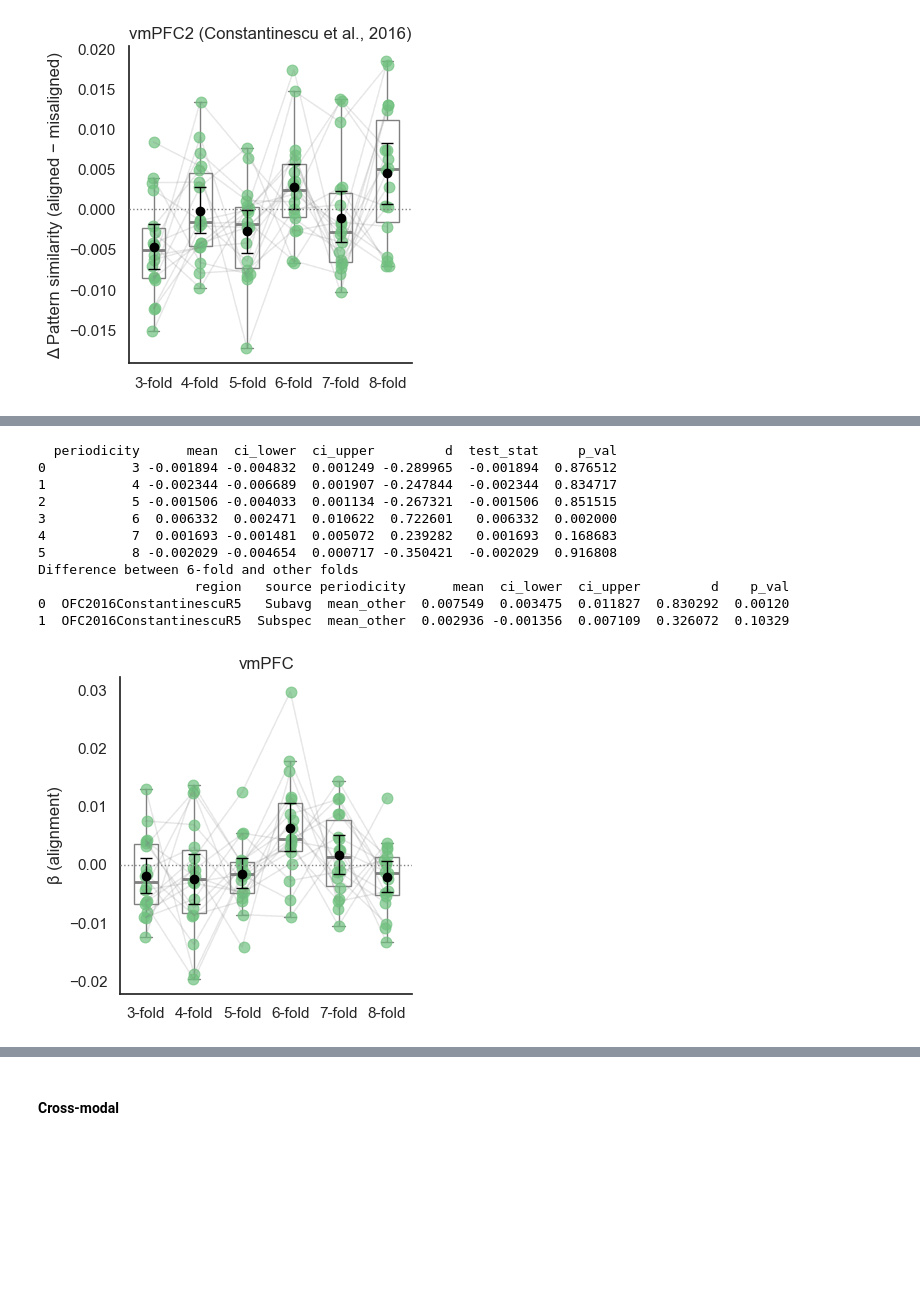
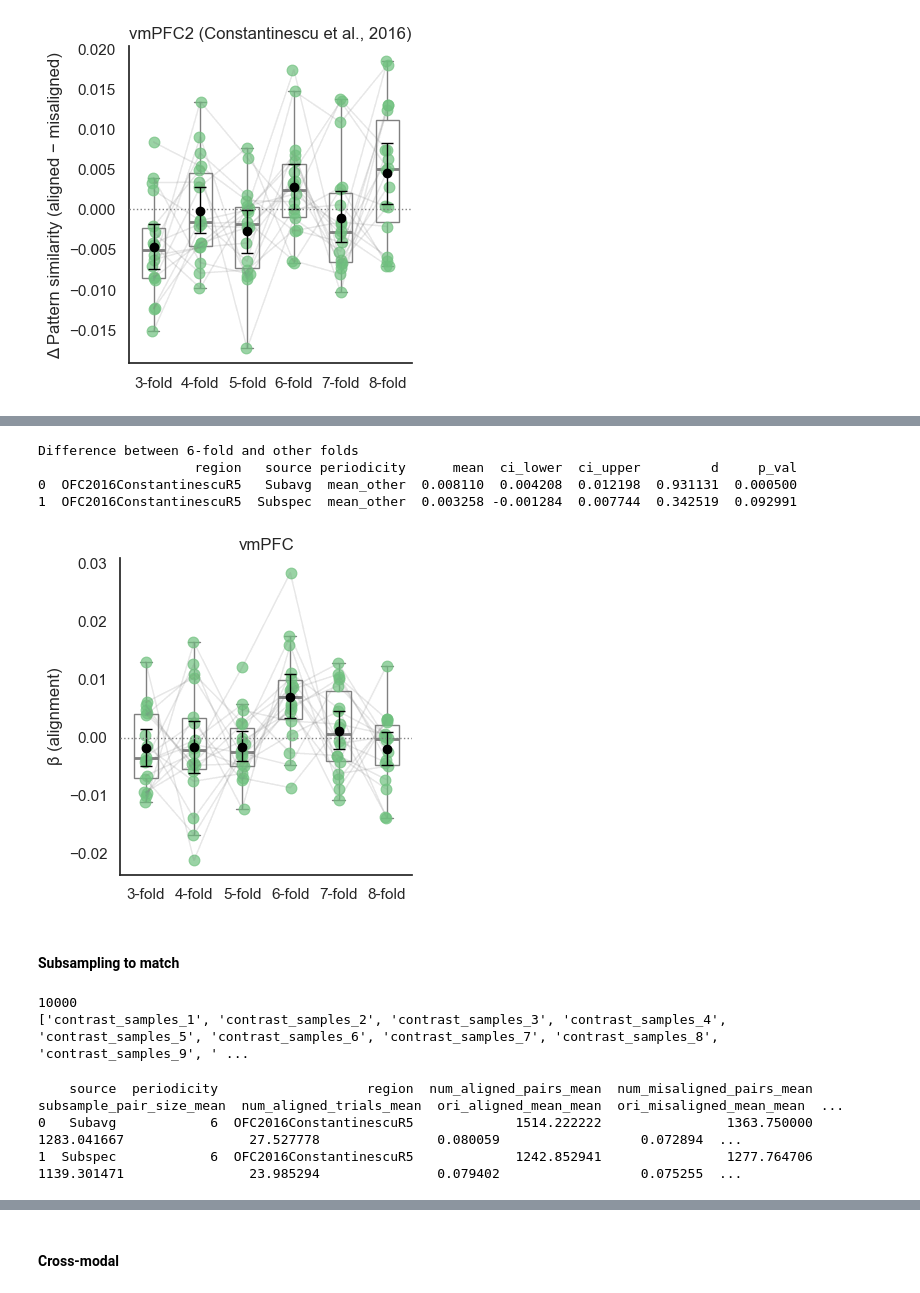
Before and after one commit to ecco-laboratory/EmotionConceptNavigation, a Jupyter notebook: plot_brain_results.ipynb, the cells around one changed output, grey strips where cells are left out. Saved outputs shown, nothing was run; the diff lists cells and outputs as text; code cells hidden in the pictures; blank space fills up the shorter version.

```diff
--- a/plot_brain_results.ipynb
+++ b/plot_brain_results.ipynb
@@ -1098,7 +1889,7 @@ for reg, reg_name,color,file in zip(['OFC2016ConstantinescuR5'],['vmPFC'],['#70c
 # %%
 for reg, reg_name,color,file in zip(['vmPFC2019BaoR5','vmPFC2019Bao2R5','vmPFC2016ConstantinescuR5'],
                                                                 ['vmPFC (Bao et al., 2019)','vmPFC2 (Bao et al., 2019)','vmPFC2 (Constantinescu et al., 2016)'],
-                                                                ['#70c17f', '#70c17f', '#70c17f'],
+                                                                ['#70c17f', '#70c17f', '#70c17f',],
                                                                 ['Bao2019', 'Bao22019', 'Constantinescu2016vmPFC']):
     data_to_plot = data_all[(data_all['source'] == 'Subavg') & (data_all['region'] == reg)]
     data_to_plot = data_to_plot.groupby(['subject', 'region', 'periodicity', 'source']).agg({y_value: 'mean'}).reset_index()
@@ -1152,10 +1978,10 @@ Difference between 6-fold and other folds
 # %%
 regions_to_plot = ['OFC2016ConstantinescuR5','HC','ERC']
-data_to_test = data_all[(data_all['region'].isin(regions_to_plot)) & (data_all['source'].isin(['Subavg','Subspec']))]
+data_to_test = data_avg[(data_avg['region'].isin(regions_to_plot)) & (data_avg['source'].isin(['Subavg','Subspec']))]
 stats_df = bootstrap_ci(data_to_test, target_col=y_value, group_vars=['periodicity', 'source','region'])
 
 for reg, reg_name,color,file in zip(['OFC2016ConstantinescuR5'],['vmPFC'],['#70c17f'], ['literature']):
-    data_to_plot = data_all[(data_all['source'] == 'Subspec') & (data_all['region'] == reg)]
+    data_to_plot = data_avg[(data_avg['source'] == 'Subspec') & (data_avg['region'] == reg)]
     data_to_plot = data_to_plot.groupby(['subject', 'region', 'periodicity', 'source']).agg({y_value: 'mean'}).reset_index()
     data_to_plot['periodicity'] = pd.Categorical(data_to_plot['periodicity'], categories=['3','4','5','6','7','8'], ordered=True)
     stats_df_to_plot = stats_df[(stats_df['region'] == reg) & (stats_df['source'] == 'Subspec')]
@@ -1178,6 +2004,7 @@ for reg, reg_name,color,file in zip(['OFC2016ConstantinescuR5'],['vmPFC'],['#70c
                                                     xlabel='', dotted_yline=0, jitter=0.02, ax=None,
                                                     yrange=None,
                                                     save_svg=True,
-                                                   save = f'./outputs/vector_plots/contrast_values_vmpfc{file}_subspec_controlfolds.svg')
+                                                   save = f'./outputs/vector_plots/contrast_values_vmpfc{file}_subspec_controlfolds.svg'
+                                                   )
 # %% [output]
   periodicity   source                   region      mean  ci_lower  ci_upper         d  test_stat     p_val
@@ -1194,0 +2022,21 @@ for reg, reg_name,color,file in zip(['OFC2016ConstantinescuR5'],['vmPFC'],['#70c
+# %%
+data_to_plot = data_avg[(data_avg['periodicity'] == '6') & (data_avg['source'] == 'Subavg') & (data_avg['region'] == 'OFC2016ConstantinescuR5')]
+stats_df_to_plot = bootstrap_ci(data_to_plot, target_col=y_value, group_vars=['region'])
+plot_subjectConnected_performance_scatter_wbox(
+        data_to_plot, "region", y_value, "subject", stats_df_to_plot, title="",
+        condition_order=["OFC2016ConstantinescuR5"], condition_labels=[""], fill_colors=['#70c17f'],
+        connect_subjects=True, plot_box=True, plot_bar=False, box_edgecolor="gray", errorbar_color="black",
+        figsize=(2, 4), ylabel="β (alignment)", xlabel="", dotted_yline=0, jitter=0.02,
+        line_alpha=0.1,yrange=(-0.03, 0.05),
+   # save_svg=True, save=f'./outputs/vector_plots/beta_alignment_11controls_vmpfcliterature_subavg_6fold.svg'
+    )
+
+ax = plt.gca()
+
+main_mean = 0.0072
+
+# short green tick crossing the y-axis
+#ax.plot(
+   # [-0.2, 0.01],      # crosses y-axis: outside to inside
+   # [main_mean, main_mean],transform=ax.get_yaxis_transform(),color="red",linewidth=2.0,solid_capstyle="round",clip_on=False,zorder=20)
+#plt.savefig('outputs/vector_plots/beta_alignment_11controls_vmpfcliterature_subavg_6fold_noymark.svg',format='svg', bbox_inches='tight')
@@ -1195,40 +2045,36 @@ for reg, reg_name,color,file in zip(['OFC2016ConstantinescuR5'],['vmPFC'],['#70c
 # %%
 for reg, reg_name,color,file in zip(['OFC2016ConstantinescuR5'],['vmPFC'],['#70c17f'], ['literature']):
-    data_to_plot = data_all[(data_all['source'] == 'Subavg') & (data_all['region'] == reg)]
+    data_to_plot = data_avg[(data_avg['source'] == 'Subavg') & (data_avg['region'] == reg)]
     data_to_plot = data_to_plot.groupby(['subject', 'region', 'periodicity', 'source']).agg({y_value: 'mean'}).reset_index()
     data_to_plot['periodicity'] = pd.Categorical(data_to_plot['periodicity'], categories=['3','4','5','6','7','8'], ordered=True)
     stats_df_to_plot = bootstrap_ci(data_to_plot, target_col=y_value, group_vars=['periodicity'])
-    print(stats_df_to_plot.merge(sign_flip_permutation(data_to_plot, y_value, ['periodicity']), on=['periodicity'], how='left').to_string())
+    #print(stats_df_to_plot.merge(sign_flip_permutation(data_to_plot, y_value, ['periodicity']), on=['periodicity'], how='left').to_string())
 
     print('Difference between 6-fold and other folds')
     print(pd.merge(bootstrap_ci(diffavg_data[diffavg_data['region'].isin([reg])], 'diff', ['region', 'source', 'periodicity']),
                 sign_flip_permutation(diffavg_data[diffavg_data['region'].isin([reg])], 'diff', ['region', 'source', 'periodicity']),
                 on=['region', 'source', 'periodicity'], how='left').drop(columns=['test_stat']).to_string(max_rows=None, max_cols=None))
 
     plot_subjectConnected_performance_scatter_wbox(data_to_plot, 'periodicity', y_value, 'subject', stats_df_to_plot,
                                                     title=reg_name,
                                                     condition_order=['3','4','5','6','7','8'],
                                                     condition_labels=['3-fold','4-fold','5-fold','6-fold','7-fold','8-fold'],
                                                     fill_colors=[color]*6, #['#70c17f','#33CC99','#7ca9cc','#F4A9A7'], #FE8D01'
                                                     #edge_colors=['#FE8D01','#F4A9A7','#7ca9cc','#70c17f'],
                                                     connect_subjects=True, line_alpha=0.03,
                                                     plot_box=True,plot_bar=False,box_edgecolor='gray',errorbar_color='black',
                                                     figsize=(4,4),
                                                     ylabel='β (alignment)',
                                                     xlabel='', dotted_yline=0, jitter=0.02, ax=None,
                                                     yrange=None,
-                                                    save_svg=True,
-                                                   save = f'./outputs/vector_plots/beta_alignment_vmpfc{file}_subavg_controlfolds.svg')
+                                                   # save_svg=True,
+                                                  # save = f'./outputs/vector_plots/beta_alignment_11controls_vmpfc{file}_subavg_controlfolds.svg'
+                                                   )
 # %% [output]
-  periodicity      mean  ci_lower  ci_upper         d  test_stat     p_val
-0           3 -0.001894 -0.004832  0.001249 -0.289965  -0.001894  0.876512
-1           4 -0.002344 -0.006689  0.001907 -0.247844  -0.002344  0.834717
-2           5 -0.001506 -0.004033  0.001134 -0.267321  -0.001506  0.851515
-3           6  0.006332  0.002471  0.010622  0.722601   0.006332  0.002000
-4           7  0.001693 -0.001481  0.005072  0.239282   0.001693  0.168683
-5           8 -0.002029 -0.004654  0.000717 -0.350421  -0.002029  0.916808
 Difference between 6-fold and other folds
-                    region   source periodicity      mean  ci_lower  ci_upper         d    p_val
-0  OFC2016ConstantinescuR5   Subavg  mean_other  0.007549  0.003475  0.011827  0.830292  0.00120
-1  OFC2016ConstantinescuR5  Subspec  mean_other  0.002936 -0.001356  0.007109  0.326072  0.10329
+                    region   source periodicity      mean  ci_lower  ci_upper         d     p_val
+0  OFC2016ConstantinescuR5   Subavg  mean_other  0.008110  0.004208  0.012198  0.931131  0.000500
+1  OFC2016ConstantinescuR5  Subspec  mean_other  0.003258 -0.001284  0.007744  0.342519  0.092991
-[figure, old version]
+[figure, new version]
+# %% [markdown]
+#### Subsampling to match
@@ -1234,0 +2110,23 @@ Difference between 6-fold and other folds
+# %%
+print(len(contrast_sample_cols))
+print(contrast_sample_cols[:10])
+# %% [output]
+10000
+['contrast_samples_1', 'contrast_samples_2', 'contrast_samples_3', 'contrast_samples_4', 'contrast_samples_5', 'contrast_samples_6', 'contrast_samples_7', 'contrast_samples_8', 'contrast_samples_9', ' ...
+# %%
+count_cols = ["num_aligned_pairs", "num_misaligned_pairs", "subsample_pair_size", "num_aligned_trials",'ori_aligned_mean','ori_misaligned_mean']
+grp_cols = ["subject", "source", "periodicity", "region"]#,"cross_validation"]
+subject_cv_avg = data_all.groupby(grp_cols, as_index=False)[count_cols].mean()
+
+# Summarize across subjects
+count_summary = subject_cv_avg.groupby([col for col in grp_cols if col not in ["subject"]], as_index=False).agg(
+    **{f"{col}_mean": (col, "mean") for col in count_cols},
+    **{f"{col}_sd": (col, "std") for col in count_cols},
+    n_subjects=("subject", "nunique"),
+)
+
+print(count_summary.to_string())
+# %% [output]
+    source  periodicity                   region  num_aligned_pairs_mean  num_misaligned_pairs_mean  subsample_pair_size_mean  num_aligned_trials_mean  ori_aligned_mean_mean  ori_misaligned_mean_mean  ...
+0   Subavg            6  OFC2016ConstantinescuR5             1514.222222                1363.750000               1283.041667                27.527778               0.080059                  0.072894  ...
+1  Subspec            6  OFC2016ConstantinescuR5             1242.852941                1277.764706               1139.301471                23.985294               0.079402                  0.075255  ...
```
Also changed, not shown: parts of 74 cells of this notebook, 19 other files.
